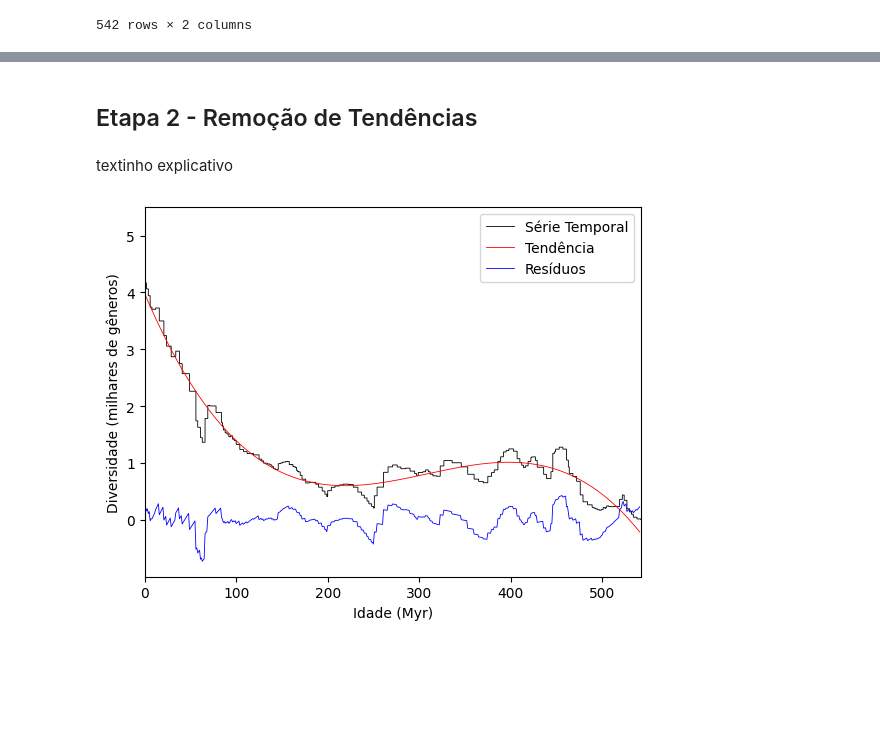
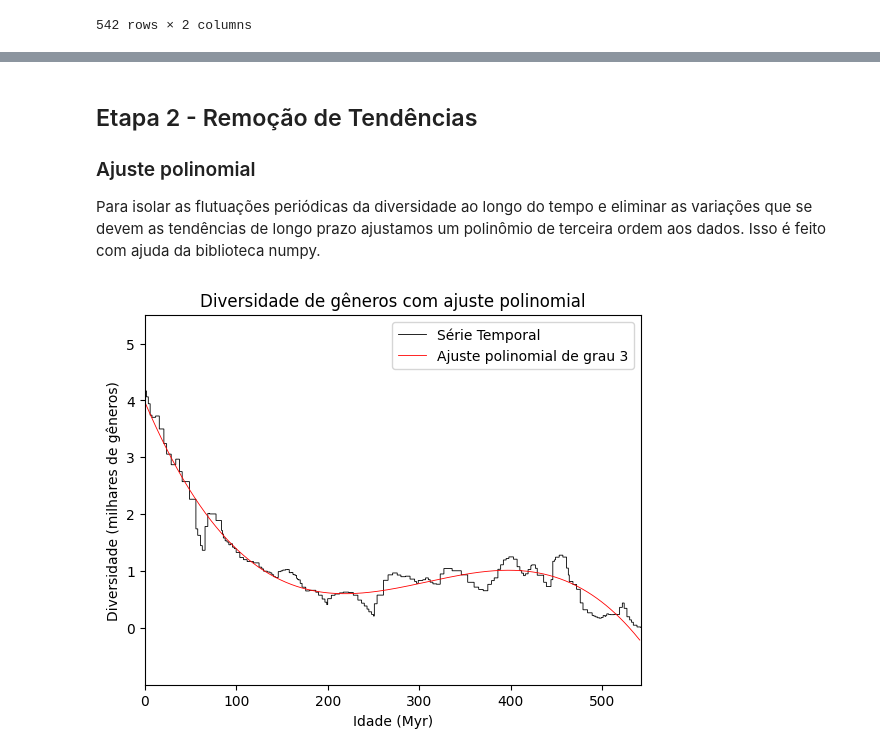
Before and after one commit to lucaanasser/Detectando-e-Interpretando-Sinais-Periodicos-em-Series-Temporais-Paleobiologicas, a Jupyter notebook: ep1.ipynb, the cells around one changed output, grey strips where cells are left out. Saved outputs shown, nothing was run; the diff lists cells and outputs as text; code cells hidden in the pictures; blank space fills up the shorter version.

```diff
--- a/ep1.ipynb
+++ b/ep1.ipynb
@@ -20,9 +11,12 @@ from pathlib import Path
 import pandas as pd
 import numpy as np
 import matplotlib.pyplot as plt
+from scipy.signal import find_peaks
+from scipy.fft import fft, fftfreq
 
 # Paths
 GENERA_DATA_PATH = Path("data/raw/genera_data.csv")
+RESULTS_PATH = Path("data/processed/")
 # %% [markdown]
 ## Índice
 - Etapa 1 - Exploração Inicial
@@ -71,24 +82,36 @@ verificar tendências de longo prazo, picos e vales
 # %% [markdown]
 ## Etapa 2 - Remoção de Tendências
+### Ajuste polinomial
+Para isolar as flutuações periódicas da diversidade ao longo do tempo e eliminar as variações que se devem as tendências de longo prazo ajustamos um polinômio de terceira ordem aos dados. Isso é feito com ajuda da biblioteca numpy.
-# %% [markdown]
-textinho explicativo
 # %%
+def detrend(y):
+       # Ajuste polinomial de grau 3
+       coeficients = np.polyfit(np.arange(len(y)), y, 3)
+       polynomial = np.poly1d(coeficients)
+       return polynomial
+
+
+# Eixo x: Idade geológica em milhões de anos (Myr).
 x = df["TimeBin"]
+# Eixo y: Diversidade de gêneros marinhos ao longo do tempo geológico, em milhares de gêneros.
 y = df["Diversity"] / 1000
 
-coeficients = np.polyfit(x, y, 3)
-polynomial = np.poly1d(coeficients)
+# Ajuste da série temporal com polinômio de grau 3
+polynomial = detrend(y)
 
-# plot
+# Plotando a série temporal e o ajuste polinomial
 fig, ax = plt.subplots()
 ax.stairs(y, linewidth=0.6, color="black")
 ax.set(xlim=(0, 542), xticks=np.arange(0, 542, 100),
        ylim=(-1, 5.5), yticks=np.arange(0, 6),
-       xlabel="Idade (Myr)", ylabel="Diversidade (milhares de gêneros)")
+       xlabel="Idade (Myr)", ylabel="Diversidade (milhares de gêneros)",
+       title="Diversidade de gêneros com ajuste polinomial")
 
 ax.plot(x, polynomial(x), color="red", linewidth=0.6)
-ax.plot(x, y - polynomial(x), color="blue", linewidth=0.6)
-ax.legend(["Série Temporal", "Tendência", "Resíduos"], loc="upper right")
+ax.legend(["Série Temporal", "Ajuste polinomial de grau 3"], loc="upper right")
+
+# Salvando e exibindo o gráfico
+plt.savefig(str(RESULTS_PATH / "etapa2_remocao_tendencia.png"), dpi=300, bbox_inches="tight")
 plt.show()
 # %% [output]
-[figure, old version]
+[figure, new version]
```
Also changed, not shown: parts of 25 cells of this notebook, 9 other files.
